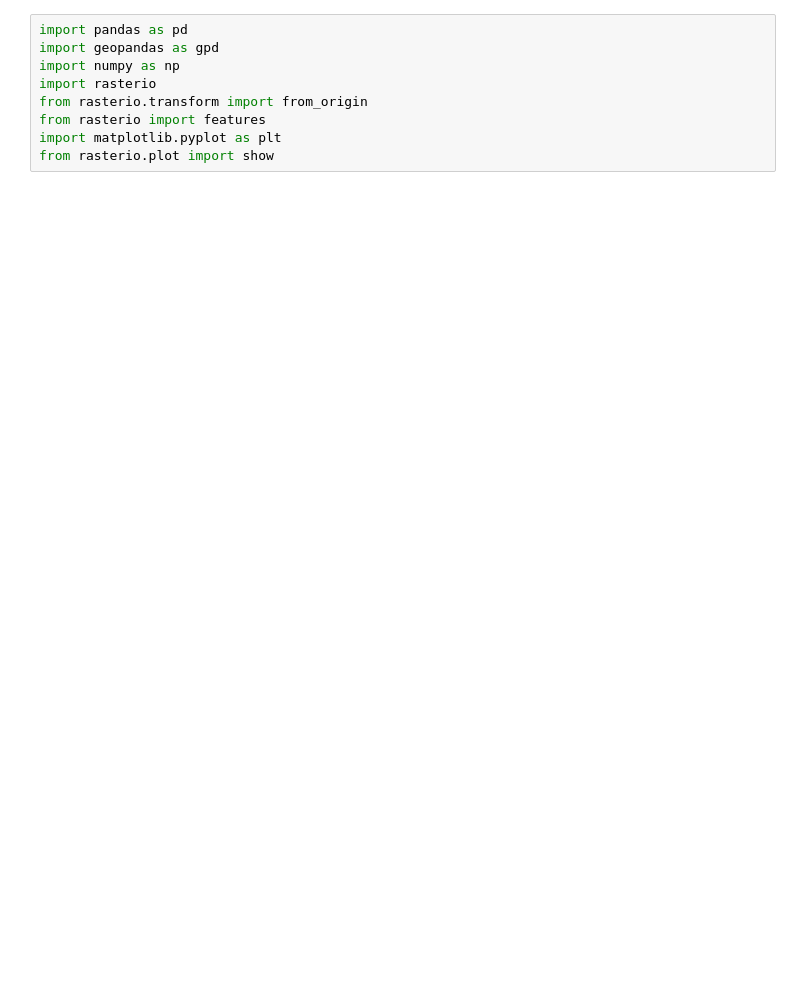
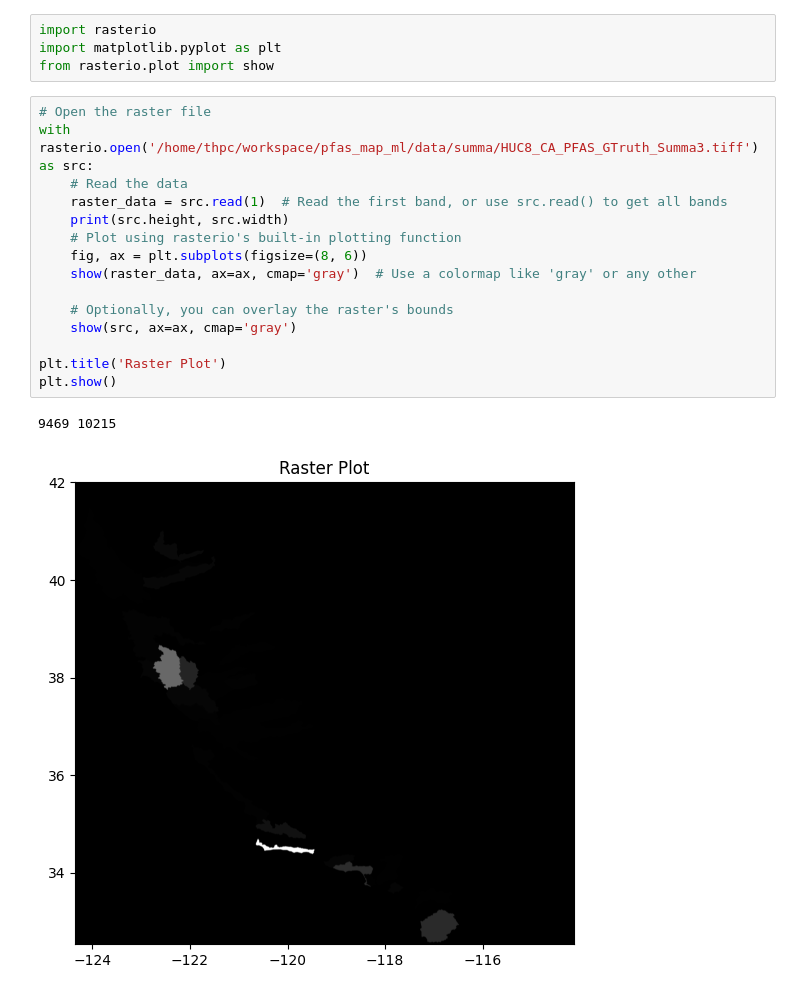
Before and after one commit to tbjag/pfas_map_ml, a Jupyter notebook: notebook_tests/plot_raster.ipynb, the cells around one changed output. Drawn from its saved outputs; the diff is of its cells as text; blank space fills up the shorter version.

```diff
--- a/notebook_tests/plot_raster.ipynb
+++ b/notebook_tests/plot_raster.ipynb
@@ -1,11 +1,24 @@
 # %%
-import pandas as pd
-import geopandas as gpd
-import numpy as np
 import rasterio
-from rasterio.transform import from_origin
-from rasterio import features
 import matplotlib.pyplot as plt
 from rasterio.plot import show
+# %%
+# Open the raster file
+with rasterio.open('/home/thpc/workspace/pfas_map_ml/data/summa/HUC8_CA_PFAS_GTruth_Summa3.tiff') as src:
+    # Read the data
+    raster_data = src.read(1)  # Read the first band, or use src.read() to get all bands
+    print(src.height, src.width)
+    # Plot using rasterio's built-in plotting function
+    fig, ax = plt.subplots(figsize=(8, 6))
+    show(raster_data, ax=ax, cmap='gray')  # Use a colormap like 'gray' or any other
+
+    # Optionally, you can overlay the raster's bounds
+    show(src, ax=ax, cmap='gray')
+
+plt.title('Raster Plot')
+plt.show()
+# %% [output]
+9469 10215
+[figure, added]
 # %%
 # Open the raster file
```
Also changed, not shown: parts of 1 cell of this notebook, 17 other files.
